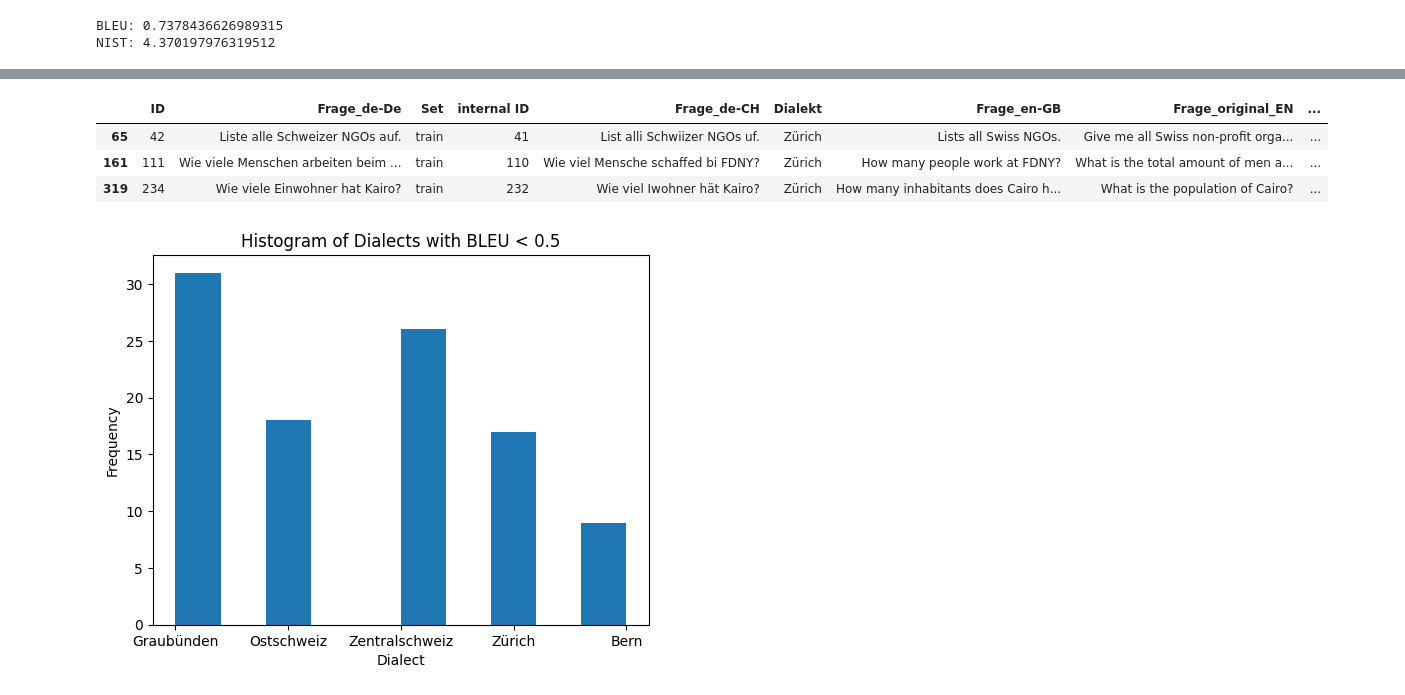
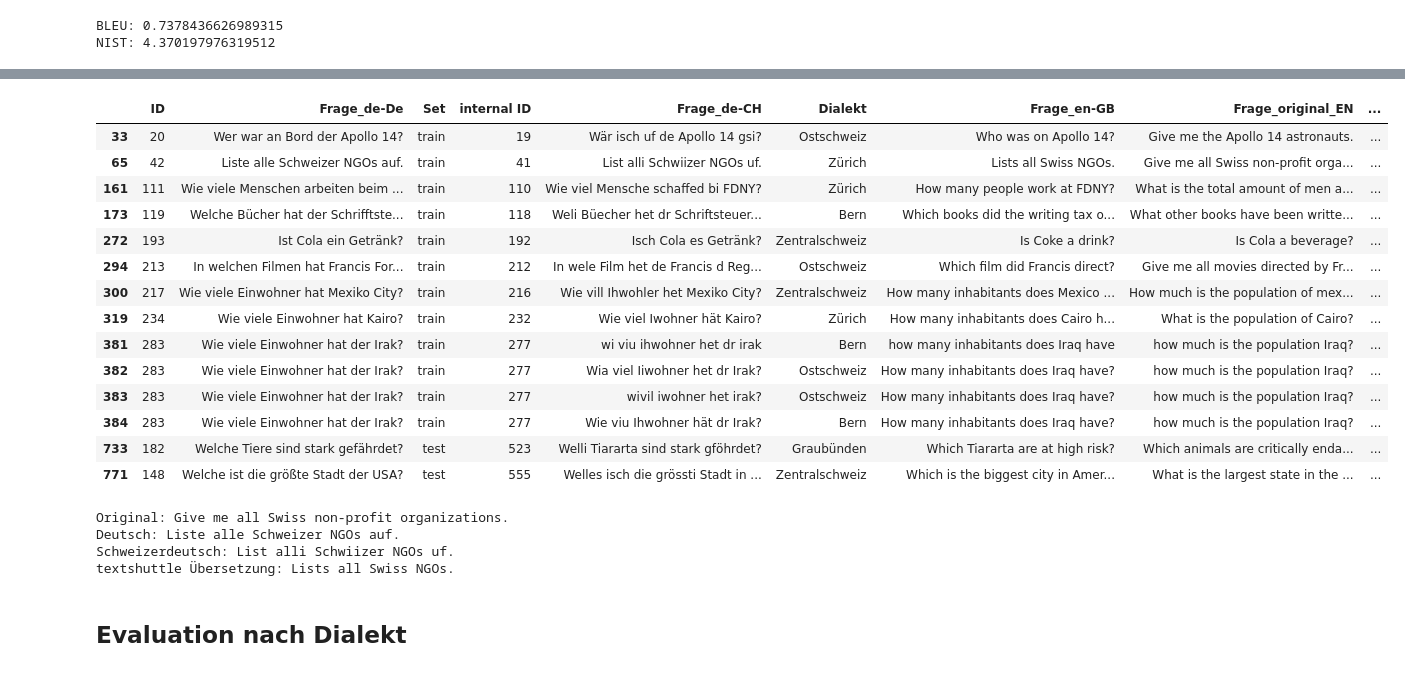
Before and after one commit to flaviopfister/swiss_qa_dataset, a Jupyter notebook: Swiss_QA_Projekt/DataTranslated/DataTranslated.ipynb, the cells around one changed output, grey strips where cells are left out. Cells and saved outputs as stored; diff of their text form; code cells hidden in the pictures.

```diff
--- a/Swiss_QA_Projekt/DataTranslated/DataTranslated.ipynb
+++ b/Swiss_QA_Projekt/DataTranslated/DataTranslated.ipynb
@@ -202,18 +203,32 @@ NIST: 4.370197976319512
 # %%
-# show all rows with an BLEU value lower than 0.5
-merged.loc[merged['BLEU'] < 0.2]
+# show all rows with an BLEU value lower than 0.3
+merged.loc[merged['BLEU'] < 0.3]
 # %% [output]
 |  | ID | Frage_de-De | Set | internal ID | Frage_de-CH | Dialekt | Frage_en-GB | Frage_original_EN | ... |
+| 33 | 20 | Wer war an Bord der Apollo 14? | train | 19 | Wär isch uf de Apollo 14 gsi? | Ostschweiz | Who was on Apollo 14? | Give me the Apollo 14 astronauts. | ... |
 | 65 | 42 | Liste alle Schweizer NGOs auf. | train | 41 | List alli Schwiizer NGOs uf. | Zürich | Lists all Swiss NGOs. | Give me all Swiss non-profit orga... | ... |
 | 161 | 111 | Wie viele Menschen arbeiten beim ... | train | 110 | Wie viel Mensche schaffed bi FDNY? | Zürich | How many people work at FDNY? | What is the total amount of men a... | ... |
+| 173 | 119 | Welche Bücher hat der Schrifftste... | train | 118 | Weli Büecher het dr Schriftsteuer... | Bern | Which books did the writing tax o... | What other books have been writte... | ... |
+| 272 | 193 | Ist Cola ein Getränk? | train | 192 | Isch Cola es Getränk? | Zentralschweiz | Is Coke a drink? | Is Cola a beverage? | ... |
+| 294 | 213 | In welchen Filmen hat Francis For... | train | 212 | In wele Film het de Francis d Reg... | Ostschweiz | Which film did Francis direct? | Give me all movies directed by Fr... | ... |
+| 300 | 217 | Wie viele Einwohner hat Mexiko City? | train | 216 | Wie vill Ihwohler het Mexiko City? | Zentralschweiz | How many inhabitants does Mexico ... | How much is the population of mex... | ... |
 | 319 | 234 | Wie viele Einwohner hat Kairo? | train | 232 | Wie viel Iwohner hät Kairo? | Zürich | How many inhabitants does Cairo h... | What is the population of Cairo? | ... |
+| 381 | 283 | Wie viele Einwohner hat der Irak? | train | 277 | wi viu ihwohner het dr irak | Bern | how many inhabitants does Iraq have | how much is the population Iraq? | ... |
+| 382 | 283 | Wie viele Einwohner hat der Irak? | train | 277 | Wia viel Iiwohner het dr Irak? | Ostschweiz | How many inhabitants does Iraq have? | how much is the population Iraq? | ... |
+| 383 | 283 | Wie viele Einwohner hat der Irak? | train | 277 | wivil iwohner het irak? | Ostschweiz | How many inhabitants does Iraq have? | how much is the population Iraq? | ... |
+| 384 | 283 | Wie viele Einwohner hat der Irak? | train | 277 | Wie viu Ihwohner hät dr Irak? | Bern | How many inhabitants does Iraq have? | how much is the population Iraq? | ... |
+| 733 | 182 | Welche Tiere sind stark gefährdet? | test | 523 | Welli Tiararta sind stark gföhrdet? | Graubünden | Which Tiararta are at high risk? | Which animals are critically enda... | ... |
+| 771 | 148 | Welche ist die größte Stadt der USA? | test | 555 | Welles isch die grössti Stadt in ... | Zentralschweiz | Which is the biggest city in Amer... | What is the largest state in the ... | ... |
-# %%
-# Histogramm of dialects with bleu values < 0.5
-import matplotlib.pyplot as plt
-plt.hist(merged.loc[merged['BLEU'] < 0.5]['Dialekt'])
-plt.xlabel('Dialect')
-plt.ylabel('Frequency')
-plt.title('Histogram of Dialects with BLEU < 0.5')
-plt.show()
-# %% [output]
-[figure, removed]
+# %%
+# print all the questions of row 0
+print(f"Original: {merged['Frage_original_EN'].iloc[65]}")
+print(f"Deutsch: {merged['Frage_de-De'].iloc[65]}")
+print(f"Schweizerdeutsch: {merged['Frage_de-CH'].iloc[65]}")
+print(f"textshuttle Übersetzung: {merged['Frage_en-GB'].iloc[65]}")
+# %% [output]
+Original: Give me all Swiss non-profit organizations.
+Deutsch: Liste alle Schweizer NGOs auf.
+Schweizerdeutsch: List alli Schwiizer NGOs uf.
+textshuttle Übersetzung: Lists all Swiss NGOs.
+# %% [markdown]
+## Evaluation nach Dialekt
```
Also changed, not shown: parts of 9 cells of this notebook, 4 other files.
